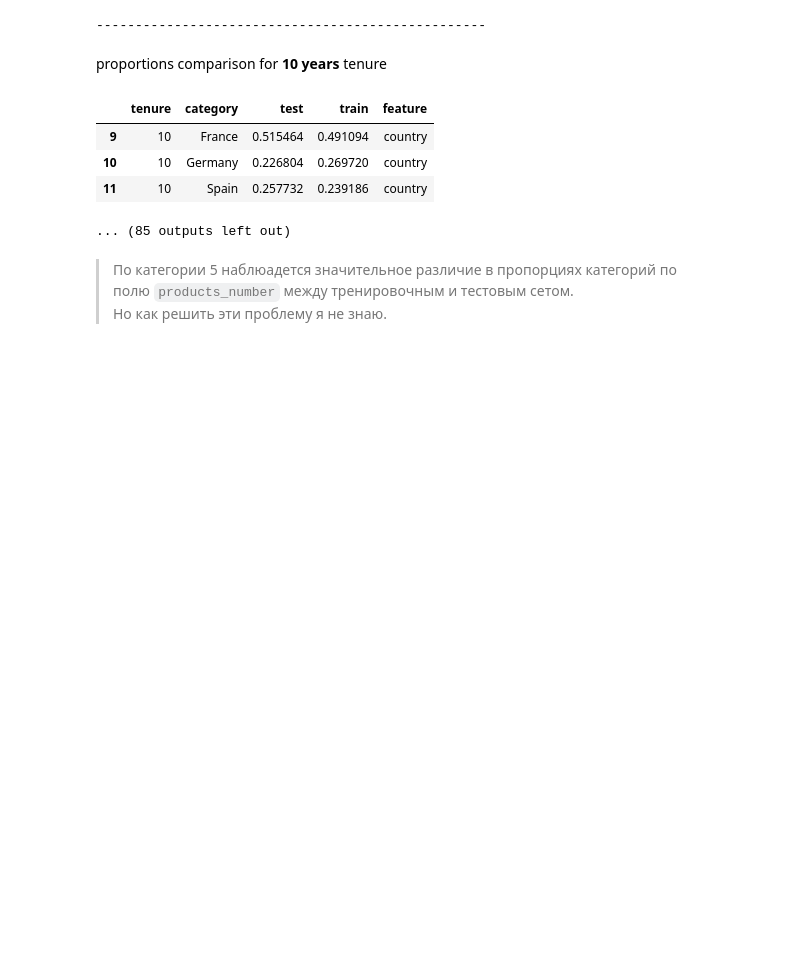
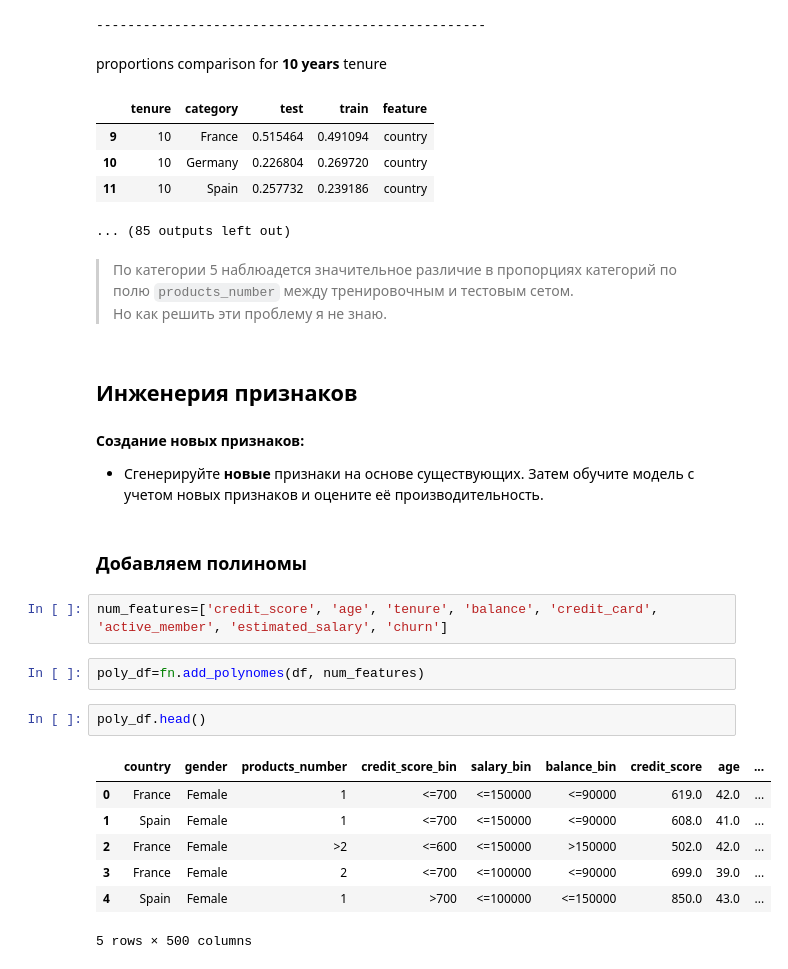
Before and after one commit to MarufIbragimov/zypl_ds, a Jupyter notebook: homework_2/homework_2.ipynb, the cells around one changed output. Drawn from its saved outputs; the diff is of its cells as text; blank space fills up the shorter version.

```diff
--- a/homework_2/homework_2.ipynb
+++ b/homework_2/homework_2.ipynb
@@ -328,3 +328,24 @@ proportions comparison for **10 years** tenure
 # %% [markdown]
 > По категории 5 наблюадется значительное различие в пропорциях категорий по полю `products_number` между тренировочным и тестовым сетом.
 > Но как решить эти проблему я не знаю.
+# %% [markdown]
+## Инженерия признаков
+# %% [markdown]
+**Создание новых признаков:**
+   - Сгенерируйте **новые** признаки на основе существующих. Затем обучите модель с учетом новых признаков и оцените её производительность.
+# %% [markdown]
+### Добавляем полиномы
+# %%
+num_features=['credit_score', 'age', 'tenure', 'balance', 'credit_card', 'active_member', 'estimated_salary', 'churn']
+# %%
+poly_df=fn.add_polynomes(df, num_features)
+# %%
+poly_df.head()
+# %% [output]
+|  | country | gender | products_number | credit_score_bin | salary_bin | balance_bin | credit_score | age | ... |
+| 0 | France | Female | 1 | <=700 | <=150000 | <=90000 | 619.0 | 42.0 | ... |
+| 1 | Spain | Female | 1 | <=700 | <=150000 | <=90000 | 608.0 | 41.0 | ... |
+| 2 | France | Female | >2 | <=600 | <=150000 | >150000 | 502.0 | 42.0 | ... |
+| 3 | France | Female | 2 | <=700 | <=100000 | <=90000 | 699.0 | 39.0 | ... |
+| 4 | Spain | Female | 1 | >700 | <=100000 | <=150000 | 850.0 | 43.0 | ... |
+5 rows × 500 columns
```
Also changed, not shown: parts of 11 cells of this notebook.
